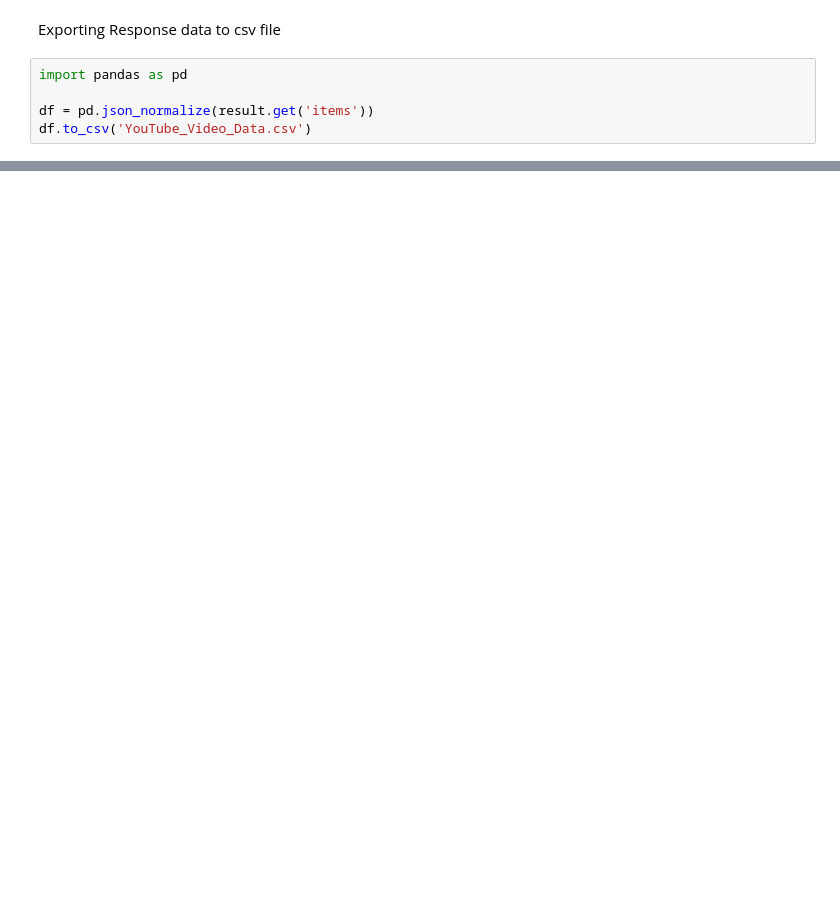
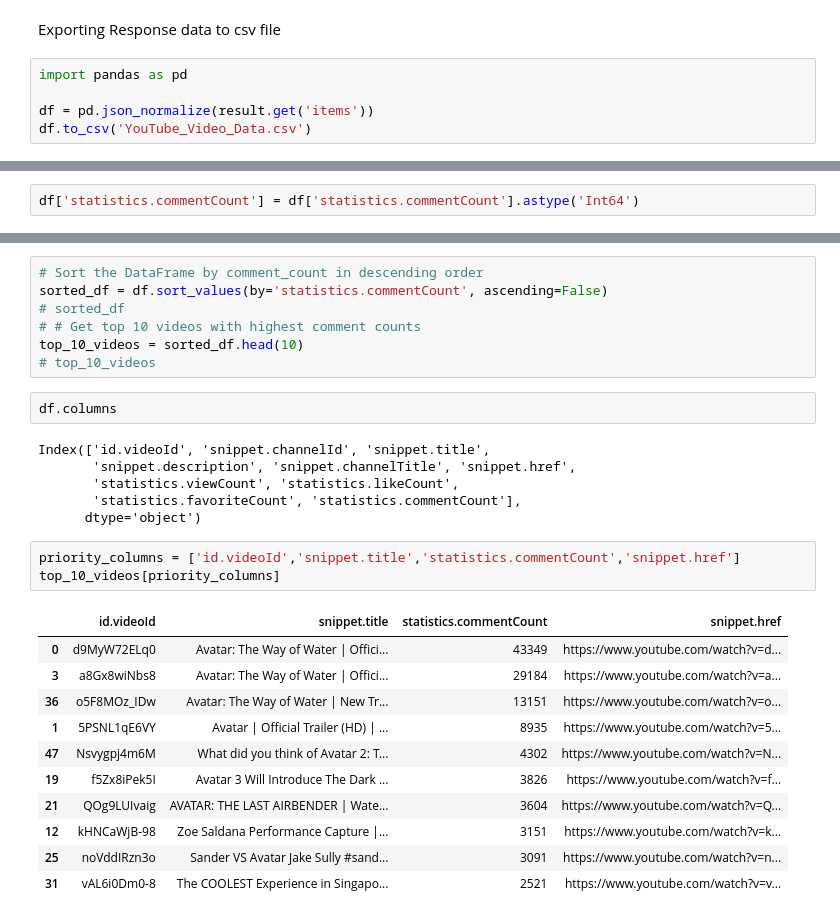
Before and after one commit to PrasanthGubbala/Colab, a Jupyter notebook: Untitled0.ipynb, the cells around one changed output, grey strips where cells are left out. Cells and saved outputs as stored; diff of their text form; blank space fills up the shorter version.

```diff
--- a/Untitled0.ipynb
+++ b/Untitled0.ipynb
@@ -360,0 +401,2 @@ the video IDs and Titles of top 10 videos which have highest comments.
+# %%
+df['statistics.commentCount'] = df['statistics.commentCount'].astype('Int64')
@@ -360,0 +417,30 @@ the video IDs and Titles of top 10 videos which have highest comments.
+# %%
+# Sort the DataFrame by comment_count in descending order
+sorted_df = df.sort_values(by='statistics.commentCount', ascending=False)
+# sorted_df
+# # Get top 10 videos with highest comment counts
+top_10_videos = sorted_df.head(10)
+# top_10_videos
+# %%
+df.columns
+# %% [output]
+Index(['id.videoId', 'snippet.channelId', 'snippet.title',
+       'snippet.description', 'snippet.channelTitle', 'snippet.href',
+       'statistics.viewCount', 'statistics.likeCount',
+       'statistics.favoriteCount', 'statistics.commentCount'],
+      dtype='object')
+# %%
+priority_columns = ['id.videoId','snippet.title','statistics.commentCount','snippet.href']
+top_10_videos[priority_columns]
+# %% [output]
+|  | id.videoId | snippet.title | statistics.commentCount | snippet.href |
+| 0 | d9MyW72ELq0 | Avatar: The Way of Water | Offici... | 43349 | https://www.youtube.com/watch?v=d... |
+| 3 | a8Gx8wiNbs8 | Avatar: The Way of Water | Offici... | 29184 | https://www.youtube.com/watch?v=a... |
+| 36 | o5F8MOz_IDw | Avatar: The Way of Water | New Tr... | 13151 | https://www.youtube.com/watch?v=o... |
+| 1 | 5PSNL1qE6VY | Avatar | Official Trailer (HD) | ... | 8935 | https://www.youtube.com/watch?v=5... |
+| 47 | Nsvygpj4m6M | What did you think of Avatar 2: T... | 4302 | https://www.youtube.com/watch?v=N... |
+| 19 | f5Zx8iPek5I | Avatar 3 Will Introduce The Dark ... | 3826 | https://www.youtube.com/watch?v=f... |
+| 21 | QOg9LUIvaig | AVATAR: THE LAST AIRBENDER | Wate... | 3604 | https://www.youtube.com/watch?v=Q... |
+| 12 | kHNCaWjB-98 | Zoe Saldana Performance Capture |... | 3151 | https://www.youtube.com/watch?v=k... |
+| 25 | noVddIRzn3o | Sander VS Avatar Jake Sully #sand... | 3091 | https://www.youtube.com/watch?v=n... |
+| 31 | vAL6i0Dm0-8 | The COOLEST Experience in Singapo... | 2521 | https://www.youtube.com/watch?v=v... |
```
Also changed, not shown: parts of 22 cells of this notebook.
